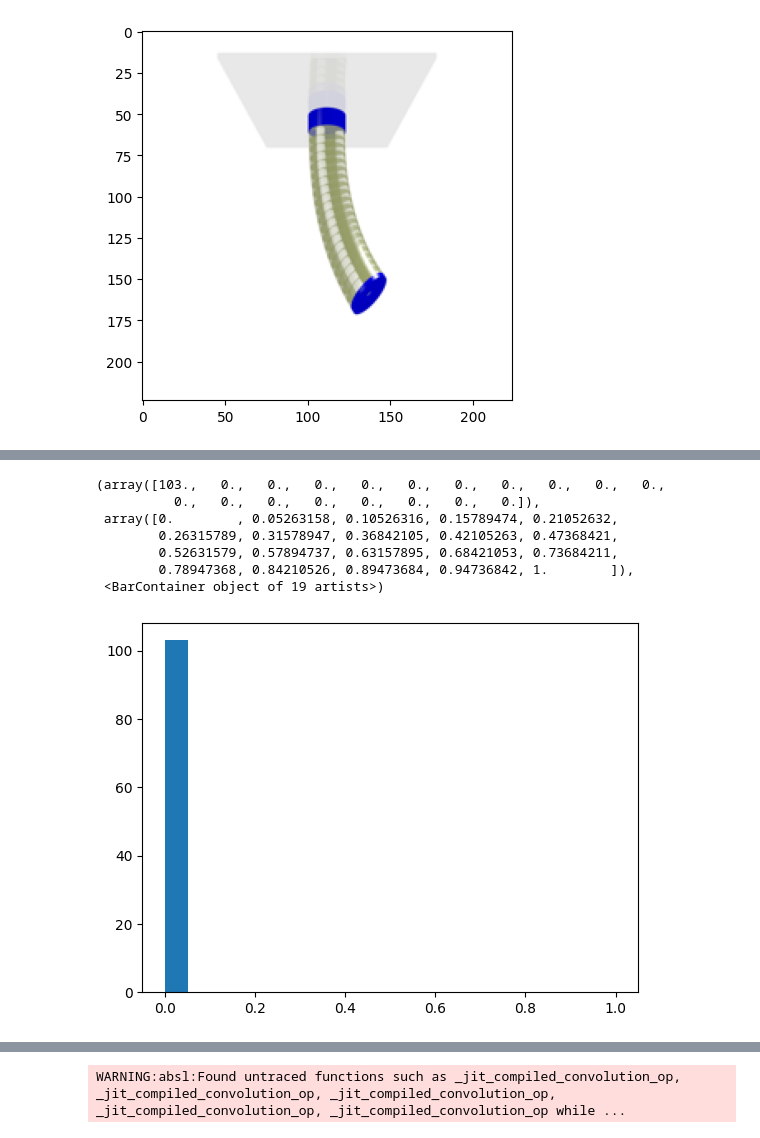
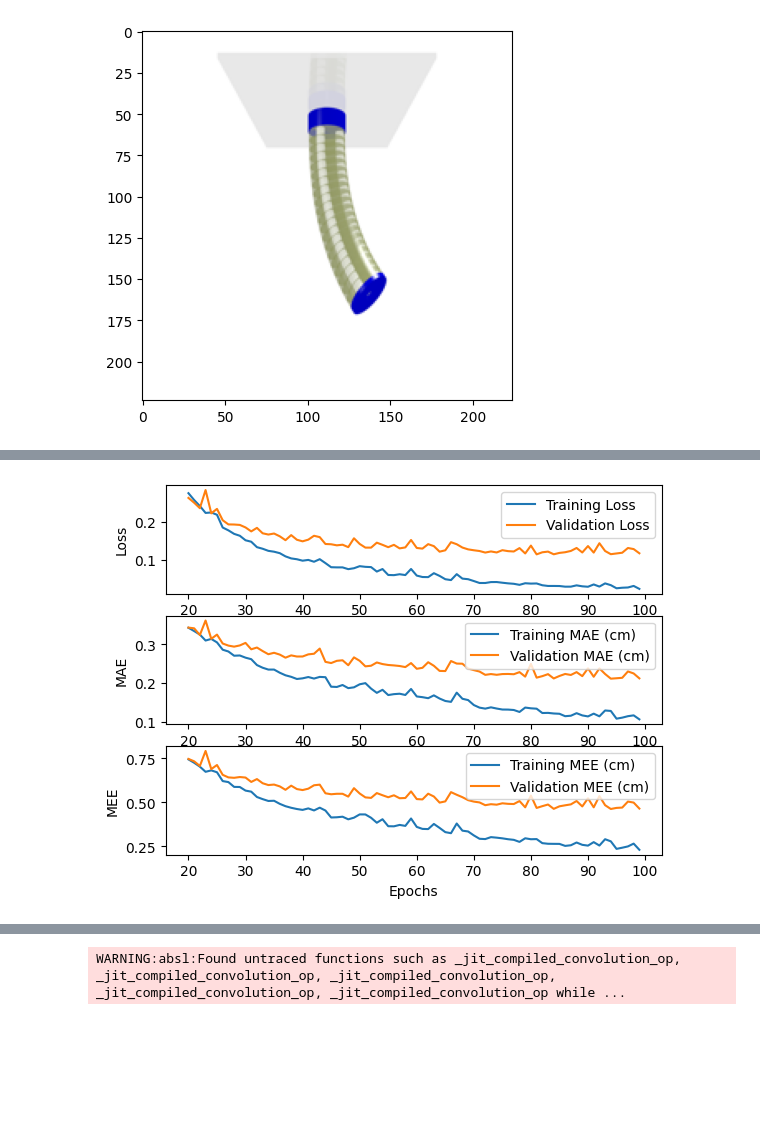
Before and after one commit to Servat0r/Robotics-Project, a Jupyter notebook: Robotics.ipynb, the cells around one changed output, grey strips where cells are left out. Cells and saved outputs as stored; diff of their text form; code cells hidden in the pictures; blank space fills up the shorter version.

```diff
--- a/Robotics.ipynb
+++ b/Robotics.ipynb
@@ -289,7 +291,10 @@ Trainable params: 75,267
 Non-trainable params: 14,714,688
 _________________________________________________________________
 # %%
-finetuned_vgg_model.compile(loss='mean_squared_error', optimizer=tf.keras.optimizers.Adam(learning_rate=1e-3))
+finetuned_vgg_model.compile(
+    loss='mean_squared_error', optimizer=tf.keras.optimizers.Adam(learning_rate=1e-3),
+    metrics=['mean_absolute_error', mean_euclidean_error]
+)
 # %%
 finetuned_vgg_history = finetuned_vgg_model.fit(
     train_images, train_tip_pos, epochs=n_epochs,
@@ -359,12 +322,14 @@ plt.hist(relative_errors_y, bins=np.linspace(0, 1, 20))
-# %%
-%matplotlib inline
-plt.hist(relative_errors_z, bins=np.linspace(0, 1, 20))
-# %% [output]
-(array([103.,   0.,   0.,   0.,   0.,   0.,   0.,   0.,   0.,   0.,   0.,
-          0.,   0.,   0.,   0.,   0.,   0.,   0.,   0.]),
- array([0.        , 0.05263158, 0.10526316, 0.15789474, 0.21052632,
-        0.26315789, 0.31578947, 0.36842105, 0.42105263, 0.47368421,
-        0.52631579, 0.57894737, 0.63157895, 0.68421053, 0.73684211,
-        0.78947368, 0.84210526, 0.89473684, 0.94736842, 1.        ]),
- <BarContainer object of 19 artists>)
-[figure, removed]
+# %%
+plot_metrics(
+    finetuned_vgg_history, start_epoch=20, end_epoch=None,
+    metrics=['loss', 'mean_absolute_error', 'mean_euclidean_error'],
+    data_labels=[
+        ('Training Loss', 'Validation Loss'), ('Training MAE (cm)', 'Validation MAE (cm)'),
+        ('Training MEE (cm)', 'Validation MEE (cm)')
+    ],
+    axes_labels=[
+        ('Epochs', 'Loss'), ('Epochs', 'MAE'), ('Epochs', 'MEE')
+    ]
+)
+# %% [output]
+[figure, added]
```
Also changed, not shown: parts of 46 cells of this notebook.
